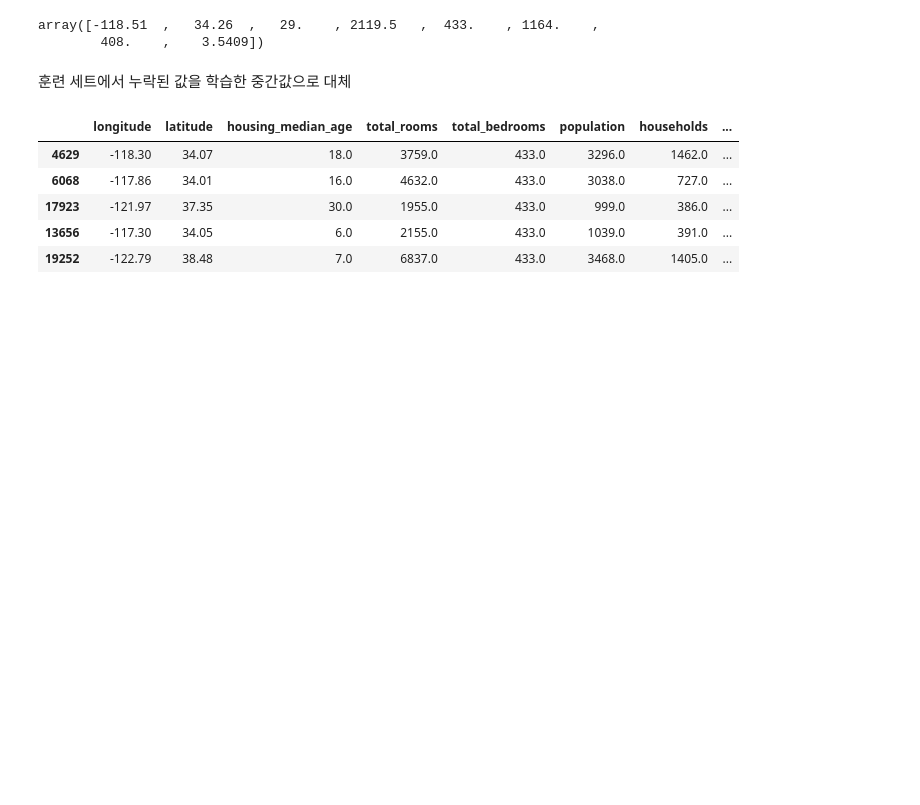
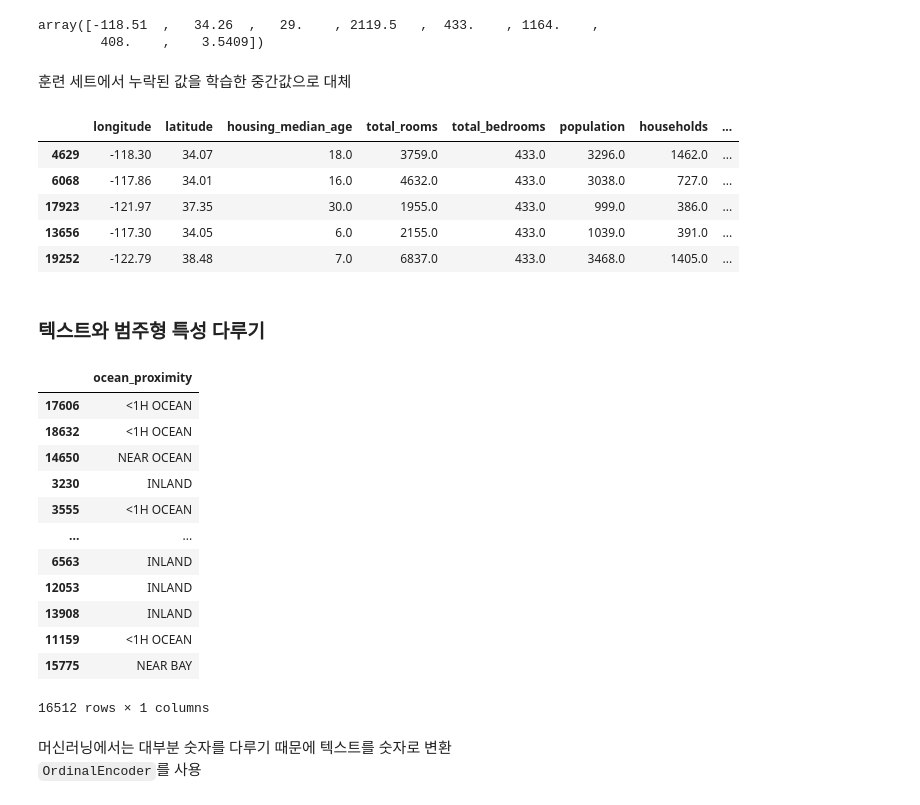
Before and after one commit to hyerim02/Hands-on, a Jupyter notebook: 1-2/1-2 housing.ipynb, the cells around one changed output. Cells and saved outputs as stored; diff of their text form; code cells hidden in the pictures; blank space fills up the shorter version.

```diff
--- a/1-2/1-2 housing.ipynb
+++ b/1-2/1-2 housing.ipynb
@@ -423,3 +428,25 @@ housing_tr.loc[sample_incomplete_rows.index.values]
 | 17923 | -121.97 | 37.35 | 30.0 | 1955.0 | 433.0 | 999.0 | 386.0 | ... |
 | 13656 | -117.30 | 34.05 | 6.0 | 2155.0 | 433.0 | 1039.0 | 391.0 | ... |
 | 19252 | -122.79 | 38.48 | 7.0 | 6837.0 | 433.0 | 3468.0 | 1405.0 | ... |
+# %% [markdown]
+### 텍스트와 범주형 특성 다루기
+# %%
+housing_cat=housing[['ocean_proximity']]
+housing_cat
+# %% [output]
+|  | ocean_proximity |
+| 17606 | <1H OCEAN |
+| 18632 | <1H OCEAN |
+| 14650 | NEAR OCEAN |
+| 3230 | INLAND |
+| 3555 | <1H OCEAN |
+| ... | ... |
+| 6563 | INLAND |
+| 12053 | INLAND |
+| 13908 | INLAND |
+| 11159 | <1H OCEAN |
+| 15775 | NEAR BAY |
+16512 rows × 1 columns
+# %% [markdown]
+머신러닝에서는 대부분 숫자를 다루기 때문에 텍스트를 숫자로 변환
+`OrdinalEncoder`를 사용
```
Also changed, not shown: parts of 54 cells of this notebook.
